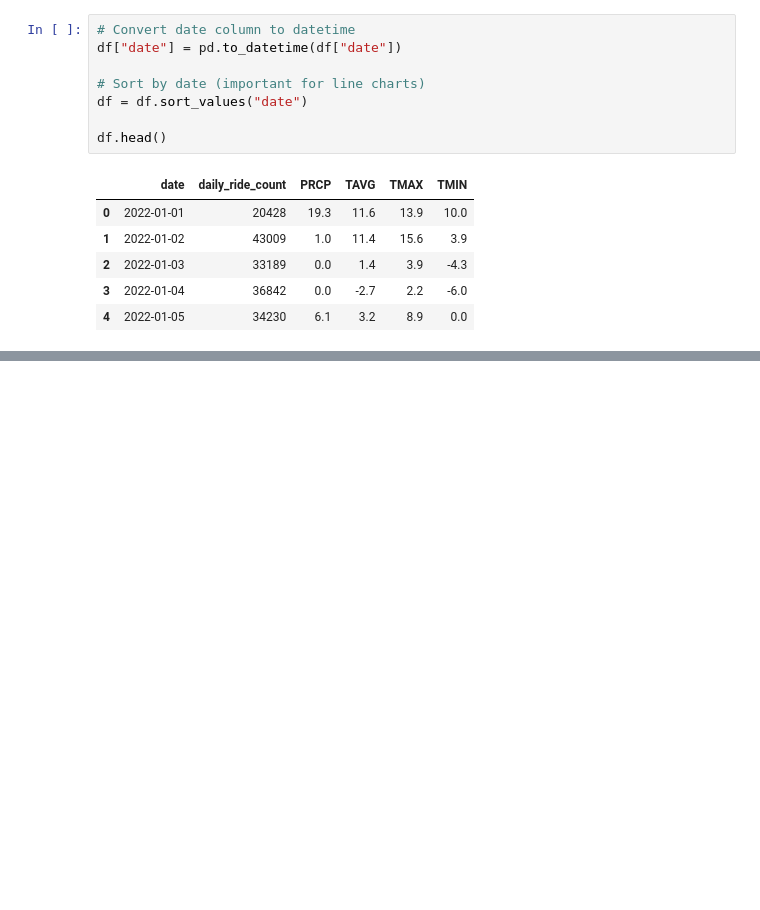
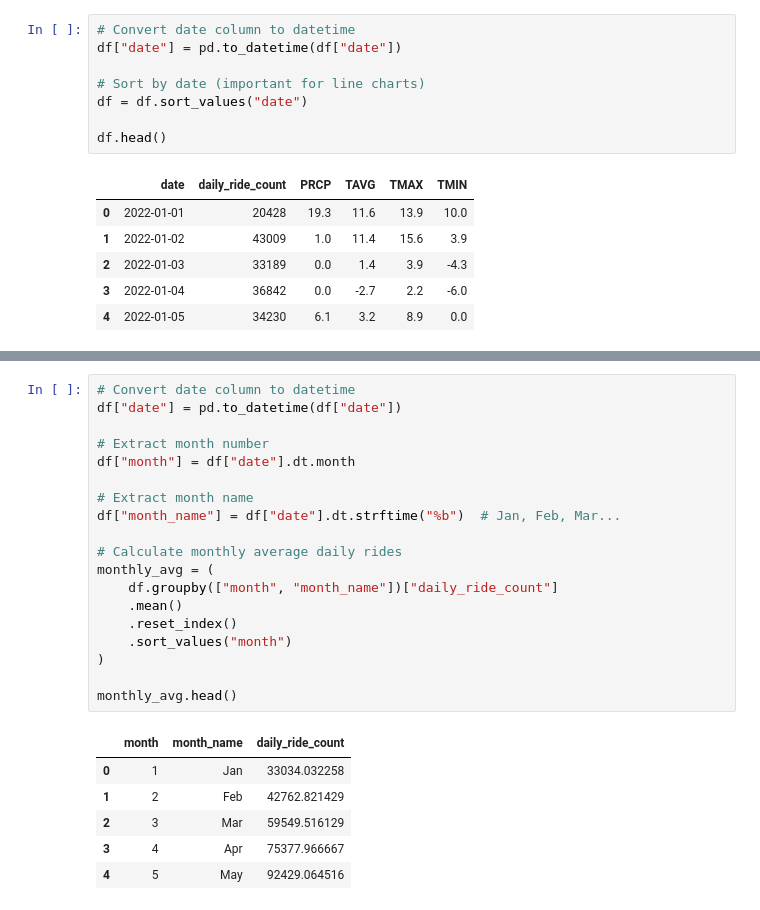
Before and after one commit to SAdevhonk/citi-bike-weather-2022, a Jupyter notebook: exercise_2_6_dashboard_plotly.ipynb, the cells around one changed output, grey strips where cells are left out. Saved outputs shown, nothing was run; the diff lists cells and outputs as text; blank space fills up the shorter version.

```diff
--- a/exercise_2_6_dashboard_plotly.ipynb
+++ b/exercise_2_6_dashboard_plotly.ipynb
@@ -183,0 +184,26 @@ fig_line.show()
+# %%
+# Convert date column to datetime
+df["date"] = pd.to_datetime(df["date"])
+
+# Extract month number
+df["month"] = df["date"].dt.month
+
+# Extract month name
+df["month_name"] = df["date"].dt.strftime("%b")  # Jan, Feb, Mar...
+
+# Calculate monthly average daily rides
+monthly_avg = (
+    df.groupby(["month", "month_name"])["daily_ride_count"]
+    .mean()
+    .reset_index()
+    .sort_values("month")
+)
+
+monthly_avg.head()
+# %% [output]
+|  | month | month_name | daily_ride_count |
+| 0 | 1 | Jan | 33034.032258 |
+| 1 | 2 | Feb | 42762.821429 |
+| 2 | 3 | Mar | 59549.516129 |
+| 3 | 4 | Apr | 75377.966667 |
+| 4 | 5 | May | 92429.064516 |
```
Also changed, not shown: parts of 4 cells of this notebook, 1 other file.
